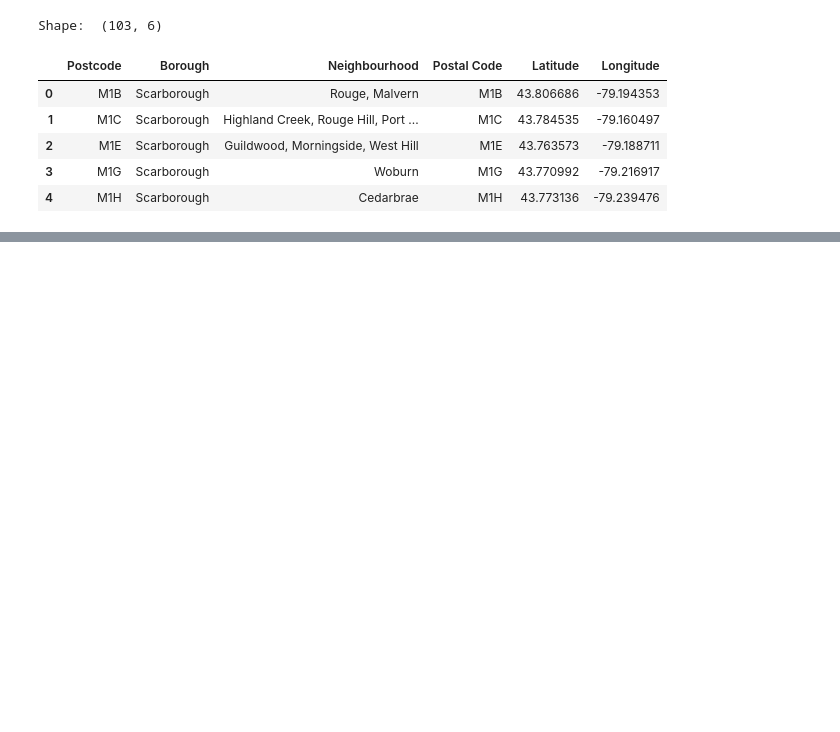
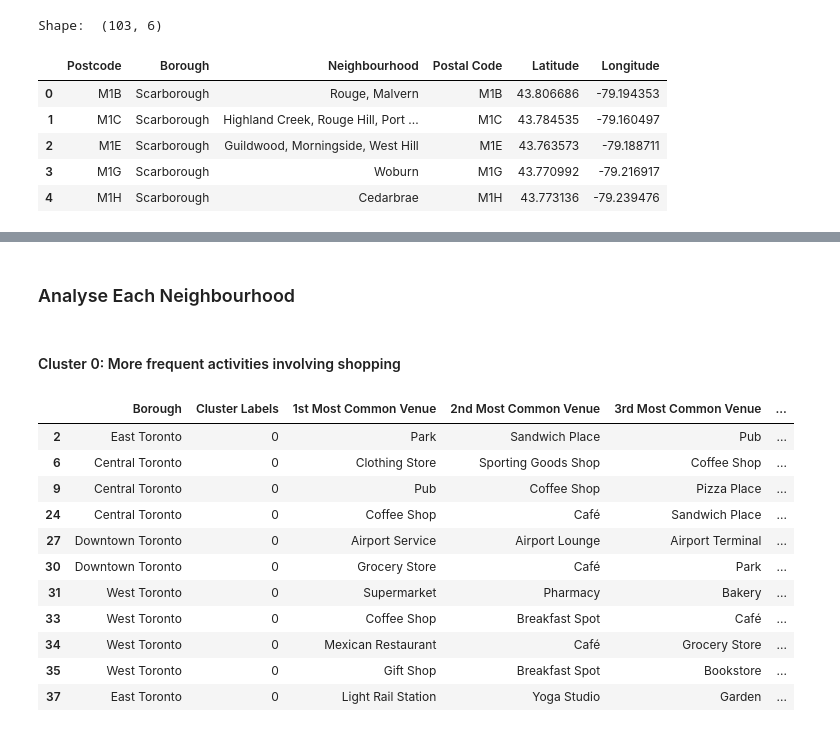
Before and after one commit to R1ceGrain/Coursera_Capstone, a Jupyter notebook: W3 Neighbourhoods in Toronto.ipynb, the cells around one changed output, grey strips where cells are left out. Drawn from its saved outputs; the diff is of its cells as text; code cells hidden in the pictures; blank space fills up the shorter version.

```diff
--- a/W3 Neighbourhoods in Toronto.ipynb
+++ b/W3 Neighbourhoods in Toronto.ipynb
@@ -168,0 +351,21 @@ Shape:  (103, 6)
+# %%
+num_top_venues = 10
+
+indicators = ['st', 'nd', 'rd']
+
+# create columns according to number of top venues
+columns = ['Neighborhood']
+for ind in np.arange(num_top_venues):
+    try:
+        columns.append('{}{} Most Common Venue'.format(ind+1, indicators[ind]))
+    except:
+        columns.append('{}th Most Common Venue'.format(ind+1))
+
+# create a new dataframe
+neighborhoods_venues_sorted = pd.DataFrame(columns=columns)
+neighborhoods_venues_sorted['Neighborhood'] = venues_grouped['Neighborhood']
+
+for ind in np.arange(venues_grouped.shape[0]):
+    neighborhoods_venues_sorted.iloc[ind, 1:] = return_most_common_venues(venues_grouped.iloc[ind, :], num_top_venues)
+
+neighborhoods_venues_sorted.head()
@@ -168,0 +381,20 @@ Shape:  (103, 6)
+# %%
+# set number of clusters
+kclusters = 5
+venues_grouped_clustering = venues_grouped.drop('Neighborhood', 1)
+venues_grouped_clustering["Total"] = venues_grouped_clustering.sum(axis=1,skipna=True)
+venues_grouped_clustering
+# run k-means clustering
+kmeans = KMeans(n_clusters=kclusters, random_state=0).fit(venues_grouped_clustering)
+# %%
+# add clustering labels
+neighborhoods_venues_sorted.insert(0, 'Cluster Labels', kmeans.labels_)
+neighborhoods_venues_sorted
+
+df_t_merged = df_t[:]
+df_t_merged
+
+# merge toronto_grouped with toronto_data to add latitude/longitude for each neighborhood
+df_t_merged = pd.merge(left=df_t_merged, right=neighborhoods_venues_sorted, how="left", left_on="Neighbourhood", right_on="Neighborhood")
+df_t_merged.drop("Neighborhood",axis=1,inplace=True)
+df_t_merged.head()
@@ -168,0 +434,19 @@ Shape:  (103, 6)
+# %% [markdown]
+### Analyse Each Neighbourhood
+# %% [markdown]
+#### Cluster 0: More frequent activities involving shopping
+# %%
+df_t_merged.loc[df_t_merged['Cluster Labels'] == 0, df_t_merged.columns[[1] + list(range(5, df_t_merged.shape[1]))]]
+# %% [output]
+|  | Borough | Cluster Labels | 1st Most Common Venue | 2nd Most Common Venue | 3rd Most Common Venue | ... |
+| 2 | East Toronto | 0 | Park | Sandwich Place | Pub | ... |
+| 6 | Central Toronto | 0 | Clothing Store | Sporting Goods Shop | Coffee Shop | ... |
+| 9 | Central Toronto | 0 | Pub | Coffee Shop | Pizza Place | ... |
+| 24 | Central Toronto | 0 | Coffee Shop | Café | Sandwich Place | ... |
+| 27 | Downtown Toronto | 0 | Airport Service | Airport Lounge | Airport Terminal | ... |
+| 30 | Downtown Toronto | 0 | Grocery Store | Café | Park | ... |
+| 31 | West Toronto | 0 | Supermarket | Pharmacy | Bakery | ... |
+| 33 | West Toronto | 0 | Coffee Shop | Breakfast Spot | Café | ... |
+| 34 | West Toronto | 0 | Mexican Restaurant | Café | Grocery Store | ... |
+| 35 | West Toronto | 0 | Gift Shop | Breakfast Spot | Bookstore | ... |
+| 37 | East Toronto | 0 | Light Rail Station | Yoga Studio | Garden | ... |
```
Also changed, not shown: parts of 27 cells of this notebook.
